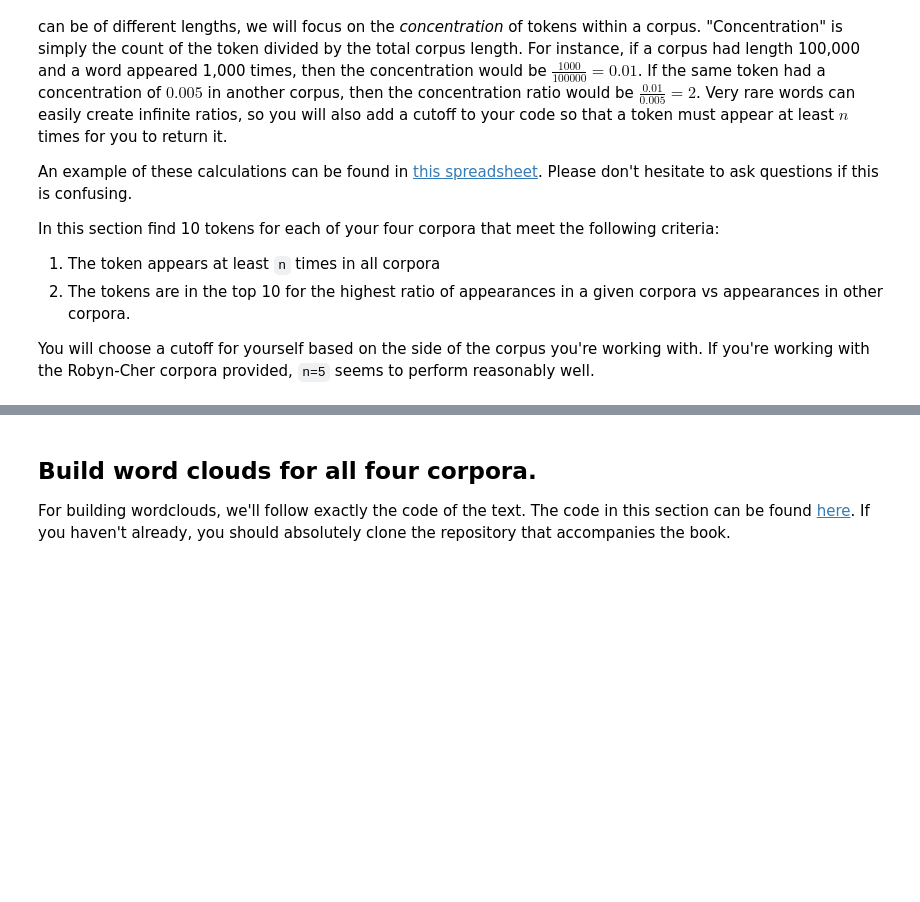
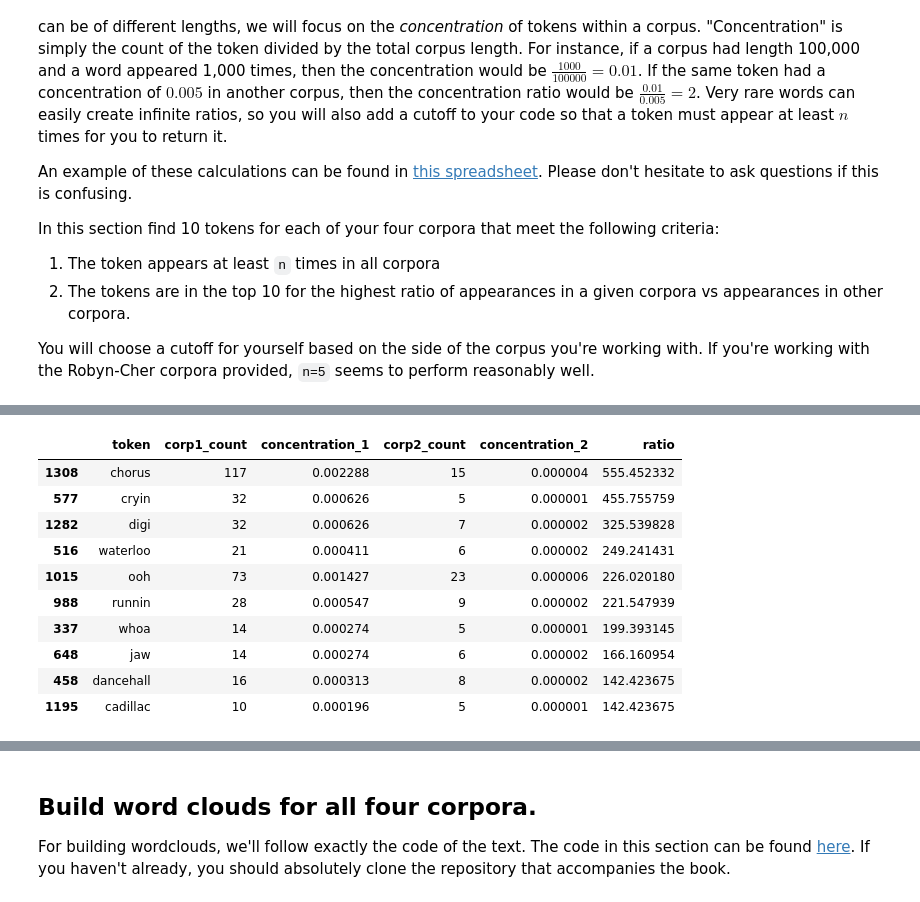
Before and after one commit to stephenkuc/Group_Comparison_NLP, a Jupyter notebook: Group Comparison.ipynb, the cells around one changed output, grey strips where cells are left out. Cells and saved outputs as stored; diff of their text form; code cells hidden in the pictures; blank space fills up the shorter version.

```diff
--- a/Group Comparison.ipynb
+++ b/Group Comparison.ipynb
@@ -283,3 +284,13 @@ A:
 ## Calculate descriptive statistics on the two sets of lyrics and compare the results.
 # %%
 # your code here
+
+twit_tokens = twitter_data[twitter_data.has_emoji]['tokens']
+
+twit_tokens = [i for sublist in twit_tokens for i in sublist]
+
+# getting rid of blank entries
+twit_tokens = [i for i in twit_tokens if i] # for some reason, other code was VERY slow for this
+
+
+descriptive_stats(twit_tokens)
@@ -285,0 +313,6 @@ A:
+# %%
+lyrics_tokens = [i for sublist in lyrics_data['tokens'] for i in sublist]
+
+lyrics_tokens = [i for sublist in lyrics_tokens for i in sublist]
+
+descriptive_stats(lyrics_tokens)
@@ -306,0 +430,20 @@ You will choose a cutoff for yourself based on the side of the corpus you're wor
+# %%
+# running and saving df
+
+concentration_df = concentration_ratio(lyrics_tokens, twit_tokens)
+# %%
+# Looking at the top 10 tokens in terms of much higher lyric concentration vs twitter concentration
+
+concentration_df.sort_values(by = 'ratio', ascending = False).head(10)
+# %% [output]
+|  | token | corp1_count | concentration_1 | corp2_count | concentration_2 | ratio |
+| 1308 | chorus | 117 | 0.002288 | 15 | 0.000004 | 555.452332 |
+| 577 | cryin | 32 | 0.000626 | 5 | 0.000001 | 455.755759 |
+| 1282 | digi | 32 | 0.000626 | 7 | 0.000002 | 325.539828 |
+| 516 | waterloo | 21 | 0.000411 | 6 | 0.000002 | 249.241431 |
+| 1015 | ooh | 73 | 0.001427 | 23 | 0.000006 | 226.020180 |
+| 988 | runnin | 28 | 0.000547 | 9 | 0.000002 | 221.547939 |
+| 337 | whoa | 14 | 0.000274 | 5 | 0.000001 | 199.393145 |
+| 648 | jaw | 14 | 0.000274 | 6 | 0.000002 | 166.160954 |
+| 458 | dancehall | 16 | 0.000313 | 8 | 0.000002 | 142.423675 |
+| 1195 | cadillac | 10 | 0.000196 | 5 | 0.000001 | 142.423675 |
```
Also changed, not shown: parts of 22 cells of this notebook.
